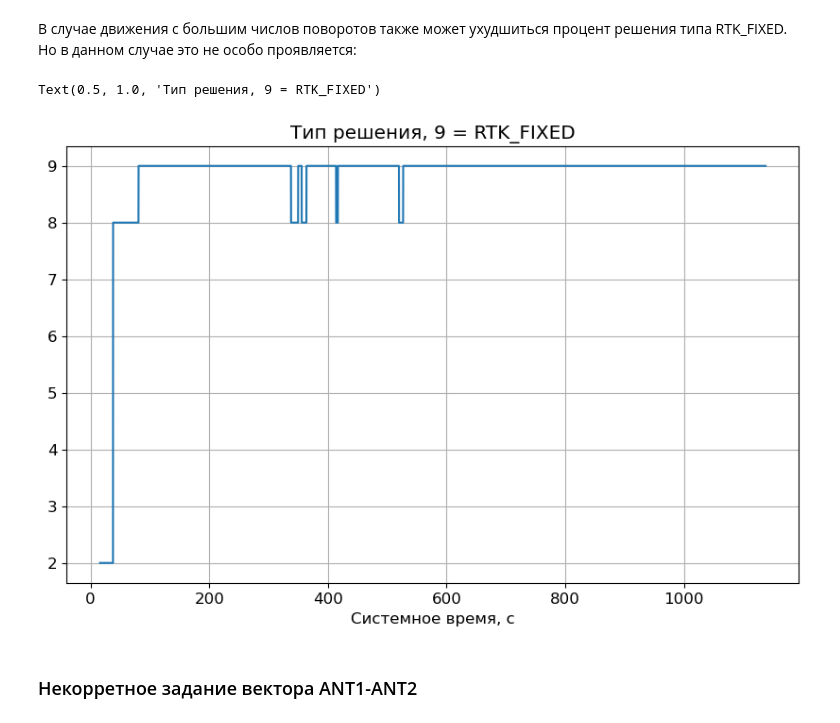
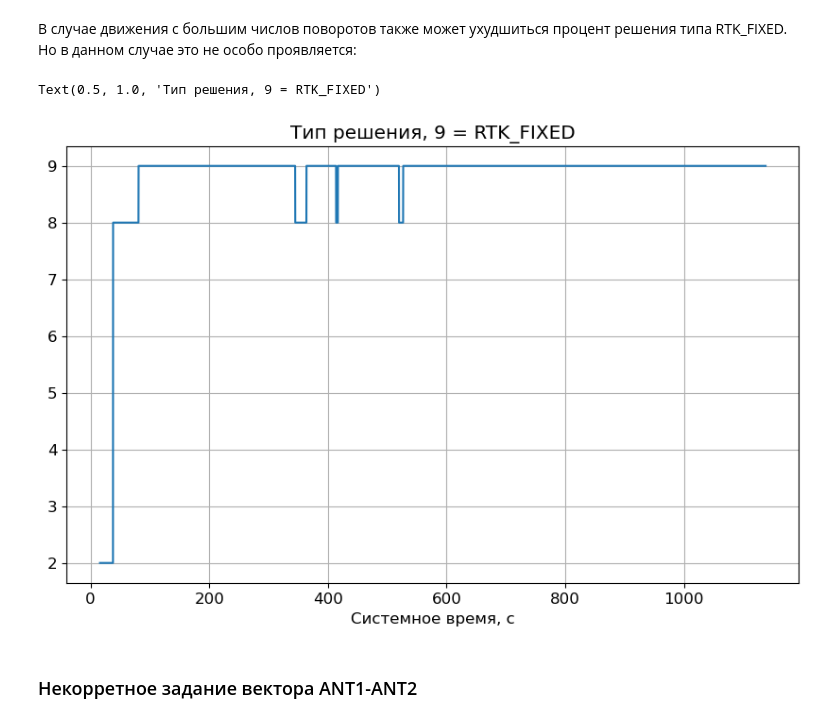
Before and after one commit to nmayorov/acrux-pp-tutorial, a Jupyter notebook: pp_analysis.ipynb, the cells around one changed output. Cells and saved outputs as stored; diff of their text form; code cells hidden in the pictures.

```diff
--- a/pp_analysis.ipynb
+++ b/pp_analysis.ipynb
@@ -282,12 +286,12 @@ plt.tight_layout()
 В случае движения с большим числов поворотов также может ухудшиться процент решения типа RTK_FIXED.
 Но в данном случае это не особо проявляется:
 # %%
-plt.plot(result.state.position_type)
+plt.plot(result.solution.position_type)
 plt.xlabel("Системное время, с")
 plt.title("Тип решения, 9 = RTK_FIXED")
 # %% [output]
 Text(0.5, 1.0, 'Тип решения, 9 = RTK_FIXED')
-[figure, old version]
+[figure, new version]
 # %% [markdown]
 ### Некорретное задание вектора ANT1-ANT2
 # %% [markdown]
```
Also changed, not shown: parts of 29 cells of this notebook.
